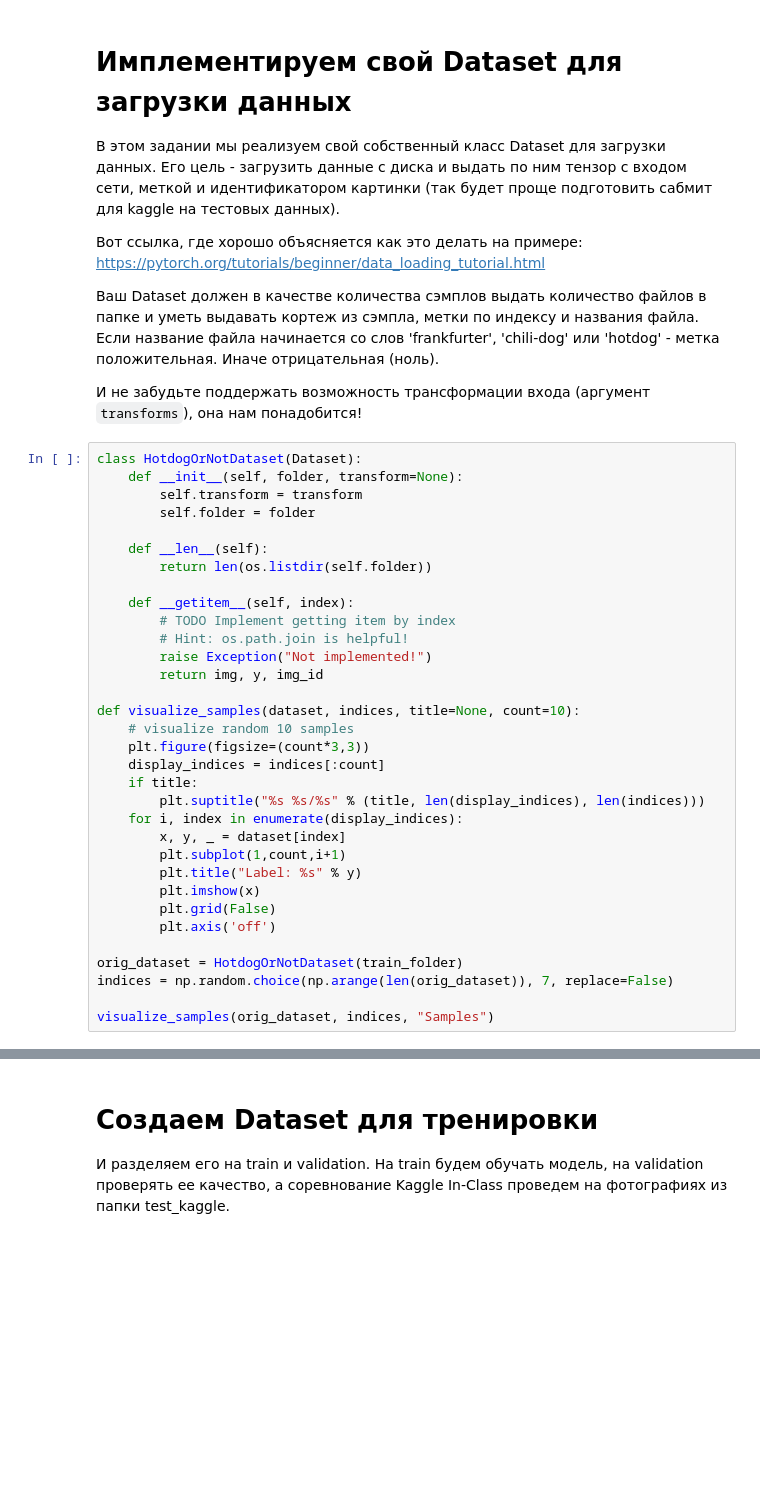
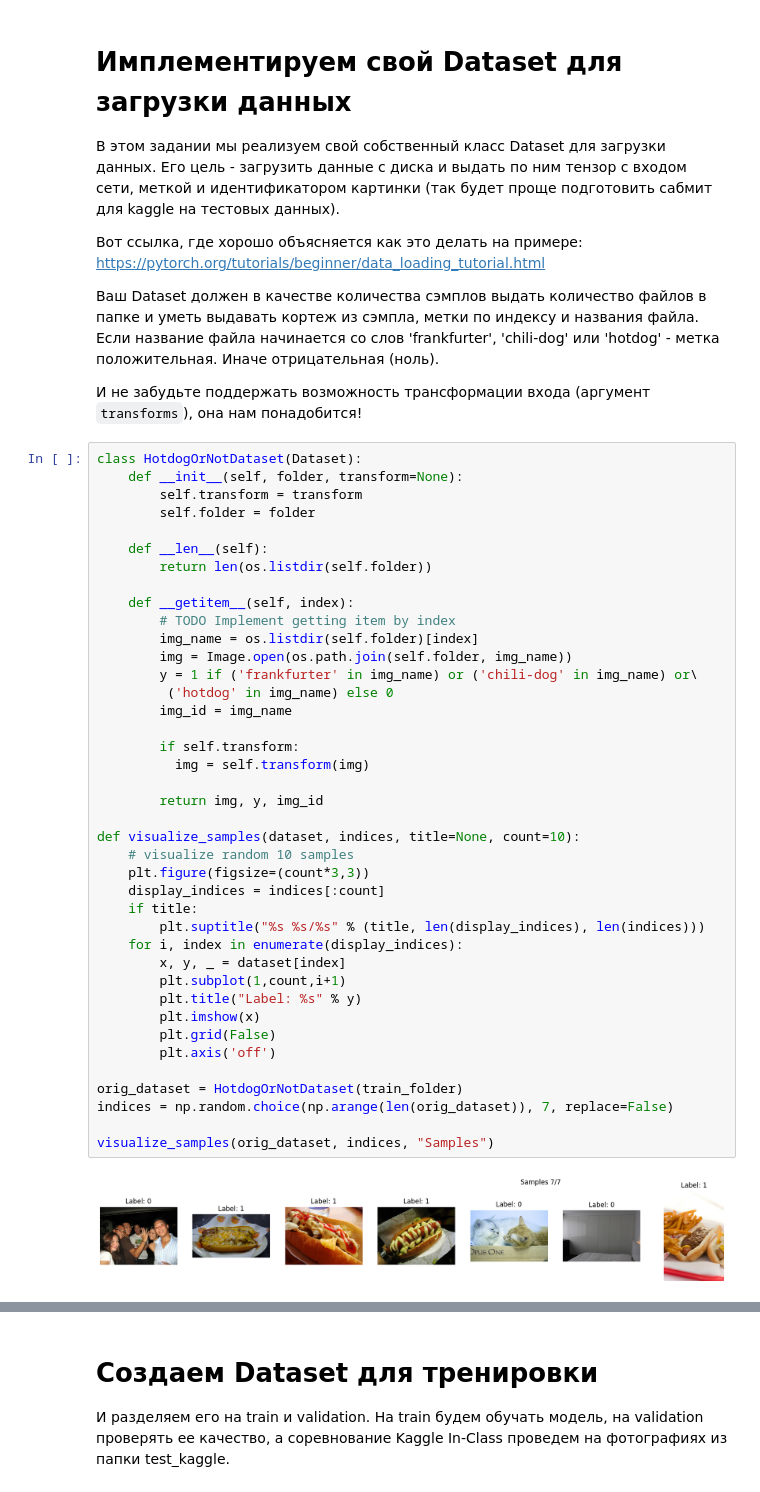
Before and after one commit to Daryadare/Deep-Learning, a Jupyter notebook: assignment4/HotdogOrNot.ipynb, the cells around one changed output, grey strips where cells are left out. Drawn from its saved outputs; the diff is of its cells as text; blank space fills up the shorter version.

```diff
--- a/assignment4/HotdogOrNot.ipynb
+++ b/assignment4/HotdogOrNot.ipynb
@@ -113,35 +113,44 @@ device = torch.device("cuda:0")
 class HotdogOrNotDataset(Dataset):
     def __init__(self, folder, transform=None):
         self.transform = transform
         self.folder = folder
 
     def __len__(self):
         return len(os.listdir(self.folder))
 
     def __getitem__(self, index):
         # TODO Implement getting item by index
-        # Hint: os.path.join is helpful!
-        raise Exception("Not implemented!")
+        img_name = os.listdir(self.folder)[index]
+        img = Image.open(os.path.join(self.folder, img_name))
+        y = 1 if ('frankfurter' in img_name) or ('chili-dog' in img_name) or\
+         ('hotdog' in img_name) else 0
+        img_id = img_name
+
+        if self.transform:
+          img = self.transform(img)
+
         return img, y, img_id
 
 def visualize_samples(dataset, indices, title=None, count=10):
     # visualize random 10 samples
     plt.figure(figsize=(count*3,3))
     display_indices = indices[:count]
     if title:
         plt.suptitle("%s %s/%s" % (title, len(display_indices), len(indices)))
     for i, index in enumerate(display_indices):
         x, y, _ = dataset[index]
         plt.subplot(1,count,i+1)
         plt.title("Label: %s" % y)
         plt.imshow(x)
         plt.grid(False)
         plt.axis('off')
 
 orig_dataset = HotdogOrNotDataset(train_folder)
 indices = np.random.choice(np.arange(len(orig_dataset)), 7, replace=False)
 
 visualize_samples(orig_dataset, indices, "Samples")
+# %% [output]
+[figure, added]
 # %%
 # Let's make sure transforms work!
 dataset = HotdogOrNotDataset(train_folder, transform=transforms.RandomVerticalFlip(0.9))
```
Also changed, not shown: parts of 9 cells of this notebook.
